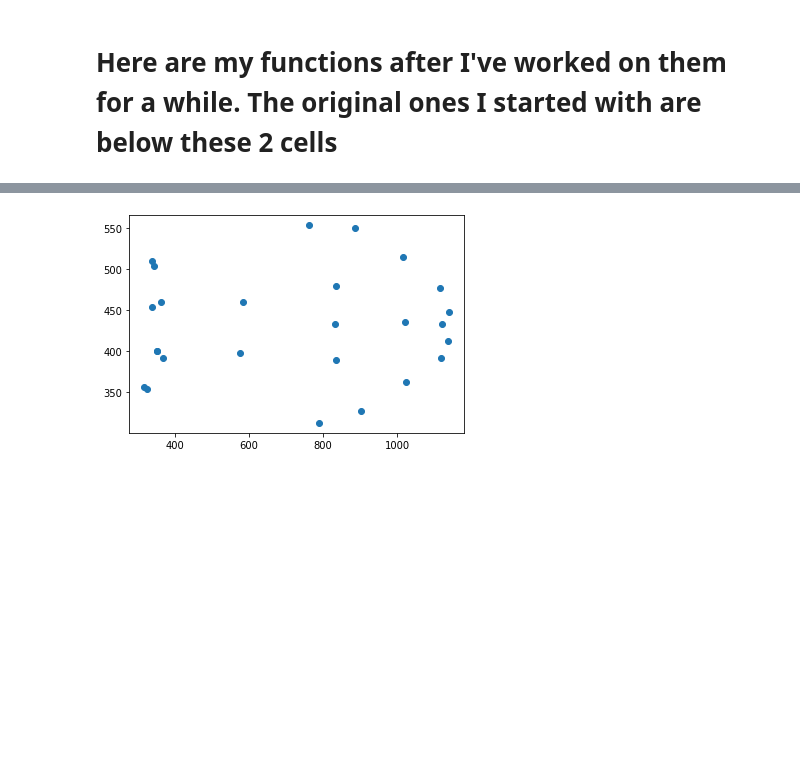
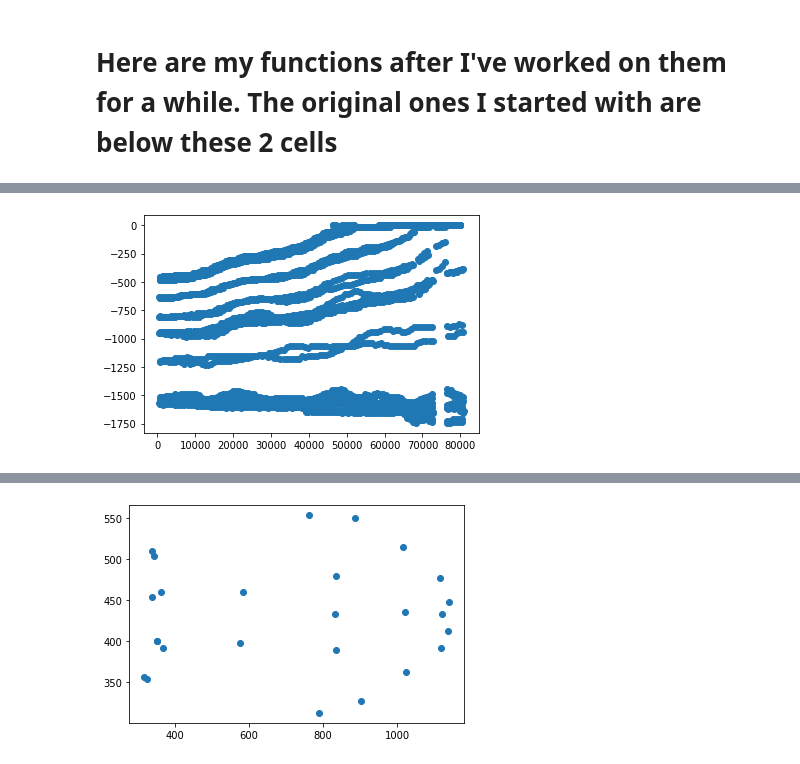
Before and after one commit to nrush23/Machine-Learning-2022, a Jupyter notebook: Kouh_Example.ipynb, the cells around one changed output, grey strips where cells are left out. Saved outputs shown, nothing was run; the diff lists cells and outputs as text; code cells hidden in the pictures; blank space fills up the shorter version.

```diff
--- a/Kouh_Example.ipynb
+++ b/Kouh_Example.ipynb
@@ -145,0 +167,6 @@ sortFiles2('Ashita2_')
+# %%
+data.clear()
+sortFiles2('Jai5_')
+displayGraph(0,100)
+# %% [output]
+[figure, added]
```
Also changed, not shown: parts of 4 cells of this notebook.
